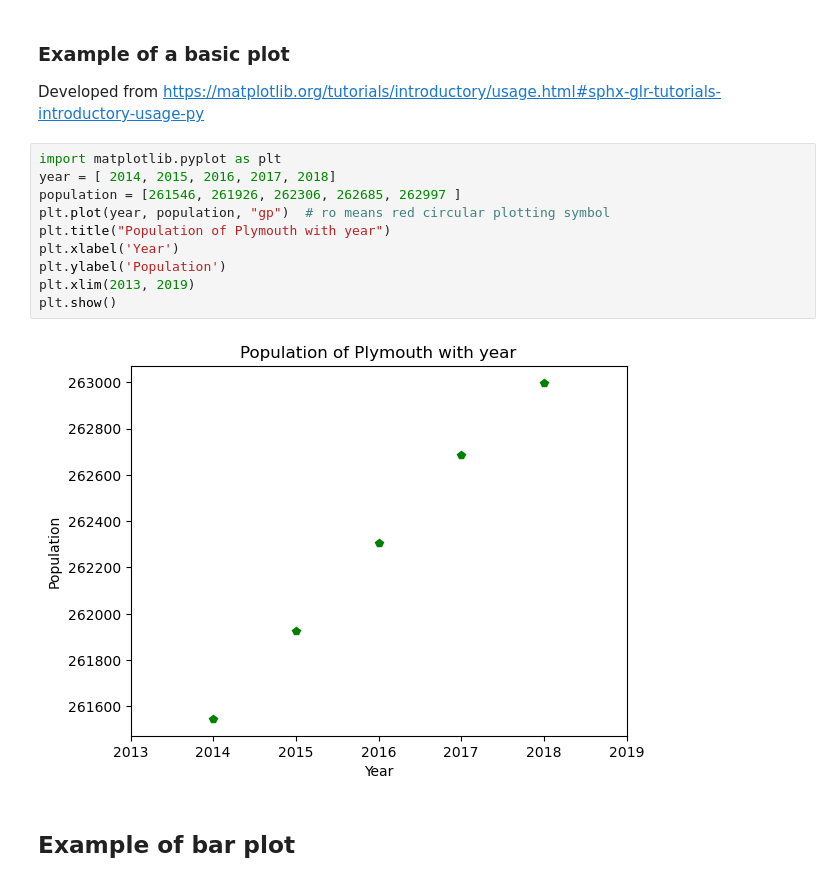
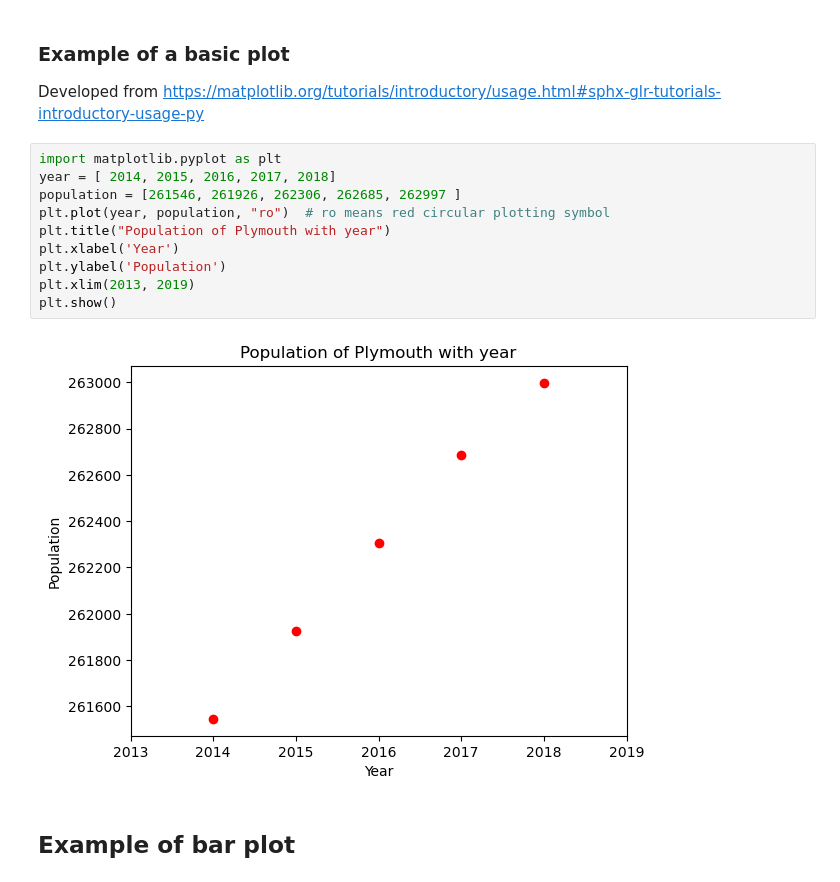
Before and after one commit to cmcneile/COMP5000-2026-lectures-, a Jupyter notebook: Lecture2_examples.ipynb, the cells around one changed output. Saved outputs shown, nothing was run; the diff lists cells and outputs as text.

```diff
--- a/Lecture2_examples.ipynb
+++ b/Lecture2_examples.ipynb
@@ -181,15 +183,15 @@ https://matplotlib.org/tutorials/introductory/usage.html#sphx-glr-tutorials-intr
 # %%
 import matplotlib.pyplot as plt
 year = [ 2014, 2015, 2016, 2017, 2018]
 population = [261546, 261926, 262306, 262685, 262997 ]
-plt.plot(year, population, "gp")  # ro means red circular plotting symbol
+plt.plot(year, population, "ro")  # ro means red circular plotting symbol
 plt.title("Population of Plymouth with year")
 plt.xlabel('Year')
 plt.ylabel('Population')
 plt.xlim(2013, 2019)
 plt.show()
 # %% [output]
-[figure, old version]
+[figure, new version]
 # %% [markdown]
 ## Example of bar plot
 # %%
```
Also changed, not shown: parts of 2 cells of this notebook, 1 other file.
